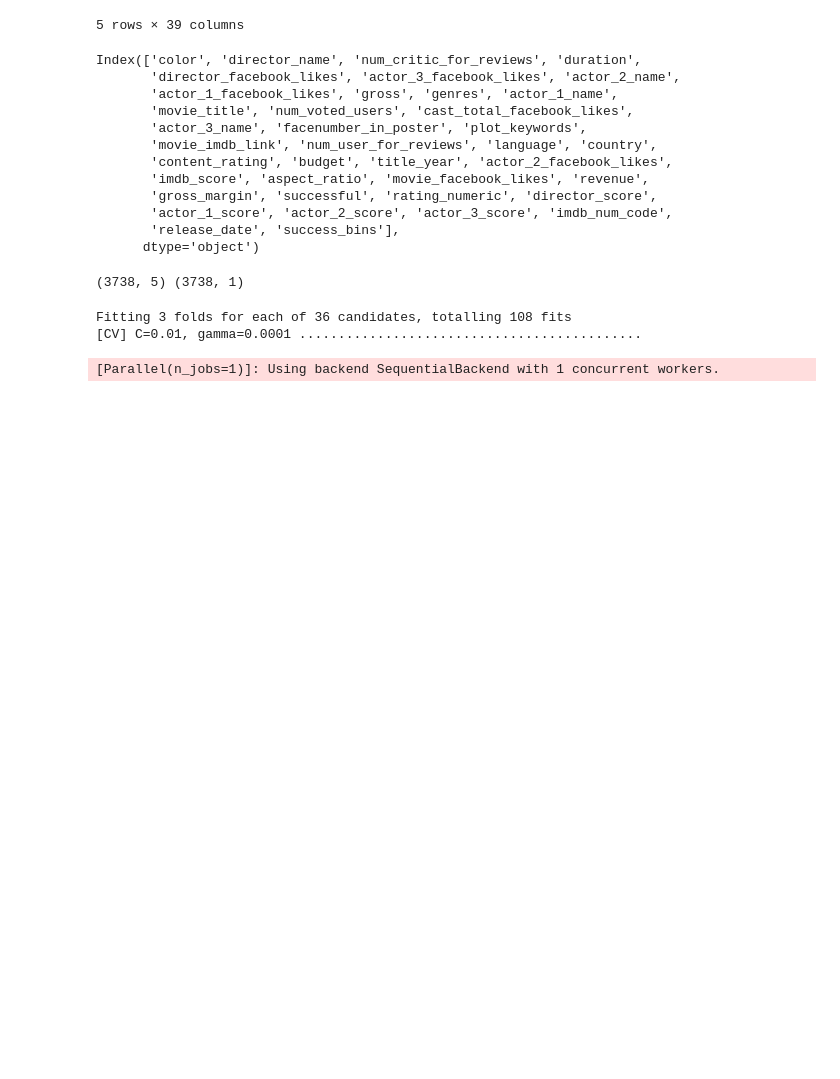
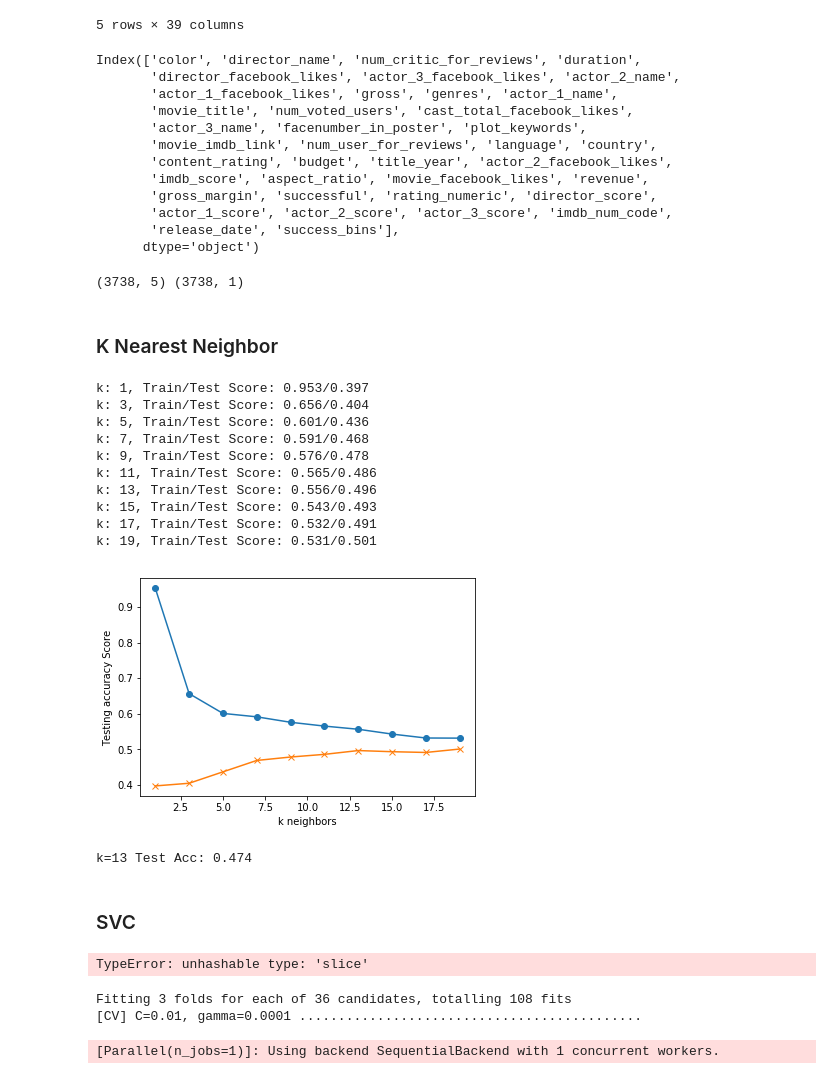
Before and after one commit to styrofomeBoots/project_3, a Jupyter notebook: seth_only_workbook.ipynb, the cells around one changed output. Cells and saved outputs as stored; diff of their text form; code cells hidden in the pictures; blank space fills up the shorter version.

```diff
--- a/seth_only_workbook.ipynb
+++ b/seth_only_workbook.ipynb
@@ -207,6 +209,73 @@ X_scaler = StandardScaler().fit(X_train)
 
 X_train_scaled = X_scaler.transform(X_train)
 X_test_scaled = X_scaler.transform(X_test)
+# %% [markdown]
+### K Nearest Neighbor
+# %%
+train_scores = []
+test_scores = []
+for k in range(1, 20, 2):
+    knn = KNeighborsClassifier(n_neighbors=k)
+    knn.fit(X_train_scaled, y_train)
+    train_score = knn.score(X_train_scaled, y_train)
+    test_score = knn.score(X_test_scaled, y_test)
+    train_scores.append(train_score)
+    test_scores.append(test_score)
+    print(f"k: {k}, Train/Test Score: {train_score:.3f}/{test_score:.3f}")
+
+
+plt.plot(range(1, 20, 2), train_scores, marker='o')
+plt.plot(range(1, 20, 2), test_scores, marker="x")
+plt.xlabel("k neighbors")
+plt.ylabel("Testing accuracy Score")
+plt.show()
+# %% [output]
+k: 1, Train/Test Score: 0.953/0.397
+k: 3, Train/Test Score: 0.656/0.404
+k: 5, Train/Test Score: 0.601/0.436
+k: 7, Train/Test Score: 0.591/0.468
+k: 9, Train/Test Score: 0.576/0.478
+k: 11, Train/Test Score: 0.565/0.486
+k: 13, Train/Test Score: 0.556/0.496
+k: 15, Train/Test Score: 0.543/0.493
+k: 17, Train/Test Score: 0.532/0.491
+k: 19, Train/Test Score: 0.531/0.501
+[figure, added]
+# %%
+# 13 seems most stable
+knn = KNeighborsClassifier(n_neighbors=13)
+knn.fit(X_train, y_train)
+print('k=13 Test Acc: %.3f' % knn.score(X_test, y_test))
+# %% [output]
+k=13 Test Acc: 0.474
+# %% [markdown]
+### SVC
+# %%
+# linear classifier
+# Fit to the training data and validate with the test data
+model = SVC(kernel='linear')
+model.fit(X_train, y_train)
+predictions = model.predict(X_test)
+
+
+ # Plot the decision boundaries
+x_min = X[:, 0].min()
+x_max = X[:, 0].max()
+y_min = X[:, 1].min()
+y_max = X[:, 1].max()
+
+XX, YY = np.mgrid[x_min:x_max, y_min:y_max]
+Z = model.decision_function(np.c_[XX.ravel(), YY.ravel()])
+
+# Put the result into a color plot
+Z = Z.reshape(XX.shape)
+# plt.pcolormesh(XX, YY, Z > 0, cmap=plt.cm.Paired)
+plt.contour(XX, YY, Z, colors=['k', 'k', 'k'],
+            linestyles=['--', '-', '--'], levels=[-.5, 0, .5])
+plt.scatter(X[:, 0], X[:, 1], c=y, cmap='bwr', edgecolor='k', s=100)
+plt.show()
+# %% [output]
+TypeError: unhashable type: 'slice'
 # %%
 from sklearn.model_selection import GridSearchCV
 modelGS = SVC(kernel='rbf')
```
Also changed, not shown: parts of 6 cells of this notebook, 1 other file.
